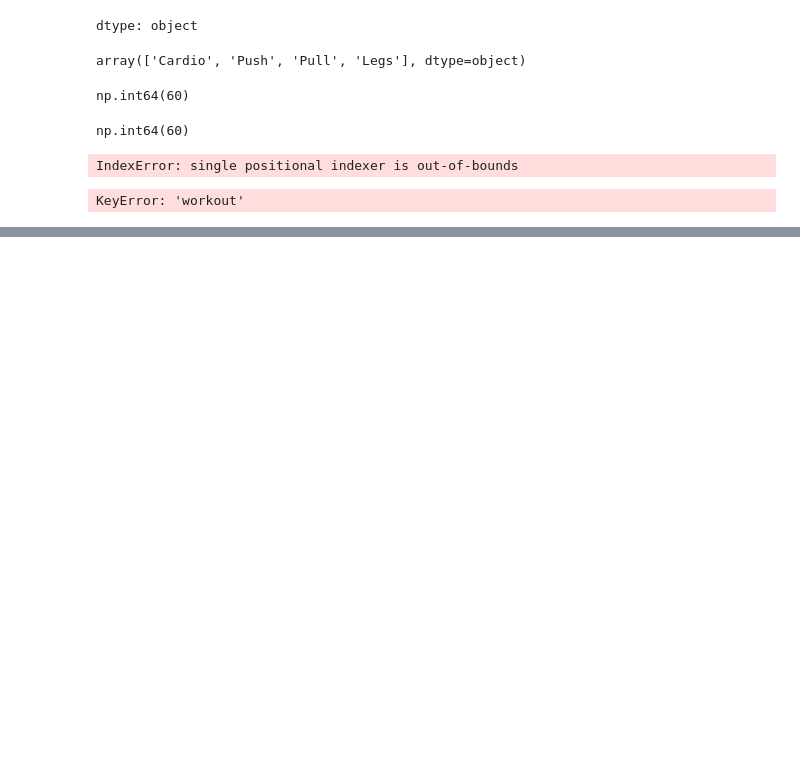
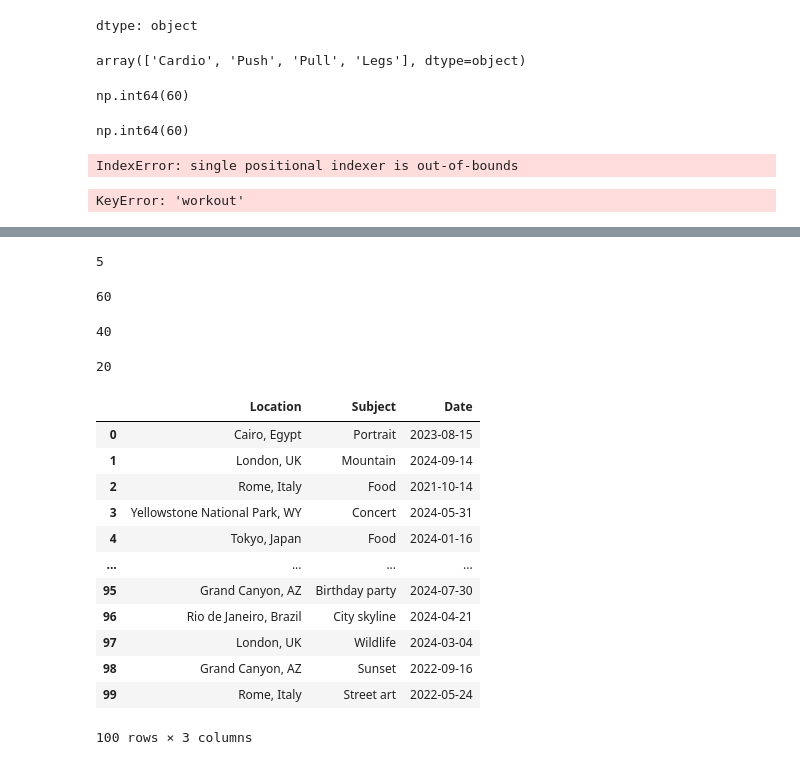
Before and after one commit to AniruddhaK23/fundies-scratch, a Jupyter notebook: Week9Lecture2.ipynb, the cells around one changed output, grey strips where cells are left out. Cells and saved outputs as stored; diff of their text form; code cells hidden in the pictures; blank space fills up the shorter version.

```diff
--- a/Week9Lecture2.ipynb
+++ b/Week9Lecture2.ipynb
@@ -73,0 +84,17 @@ KeyError: 'workout'
+# %%
+len(durations)
+# %% [output]
+5
+# %%
+durations.max()
+# %% [output]
+60
+# %%
+durations.min()
+# %% [output]
+40
+# %%
+range = durations.max() - durations.min()
+range
+# %% [output]
+20
@@ -73,0 +103,16 @@ KeyError: 'workout'
+# %%
+photos
+# %% [output]
+|  | Location | Subject | Date |
+| 0 | Cairo, Egypt | Portrait | 2023-08-15 |
+| 1 | London, UK | Mountain | 2024-09-14 |
+| 2 | Rome, Italy | Food | 2021-10-14 |
+| 3 | Yellowstone National Park, WY | Concert | 2024-05-31 |
+| 4 | Tokyo, Japan | Food | 2024-01-16 |
+| ... | ... | ... | ... |
+| 95 | Grand Canyon, AZ | Birthday party | 2024-07-30 |
+| 96 | Rio de Janeiro, Brazil | City skyline | 2024-04-21 |
+| 97 | London, UK | Wildlife | 2024-03-04 |
+| 98 | Grand Canyon, AZ | Sunset | 2022-09-16 |
+| 99 | Rome, Italy | Street art | 2022-05-24 |
+100 rows × 3 columns
```
Also changed, not shown: parts of 12 cells of this notebook.
